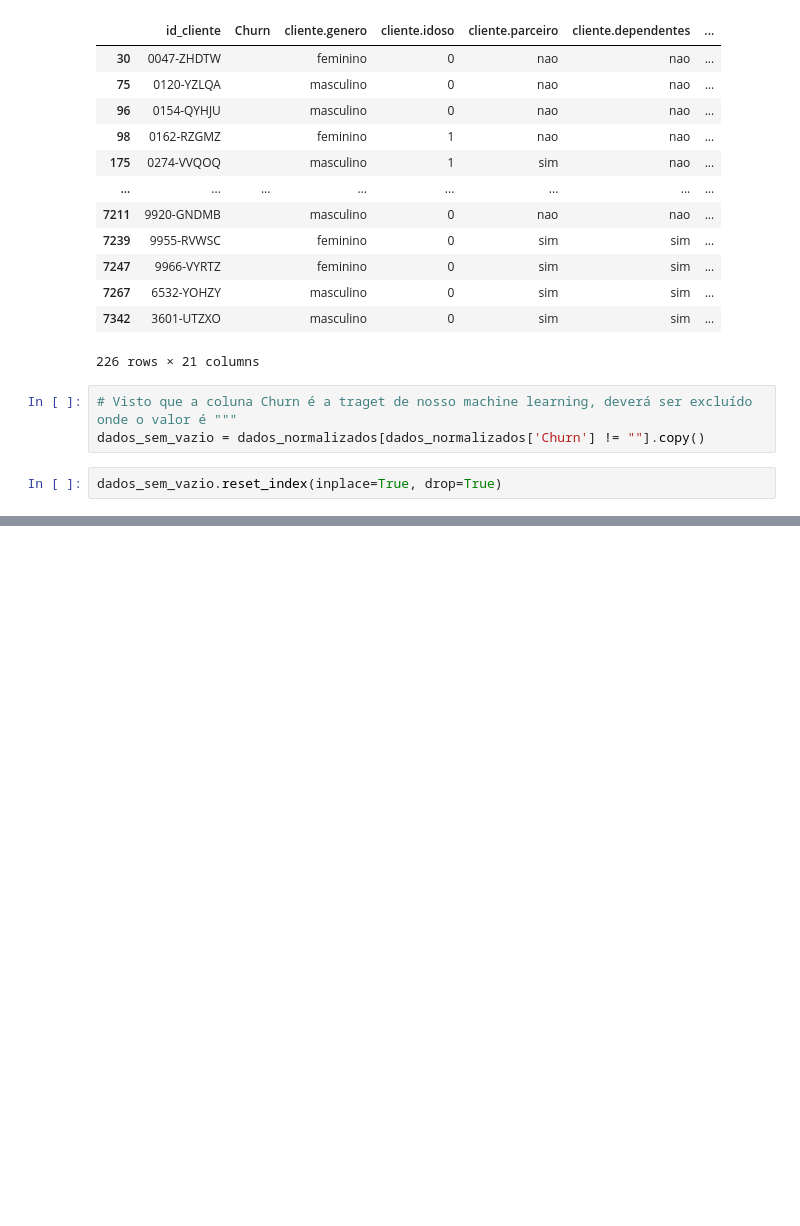
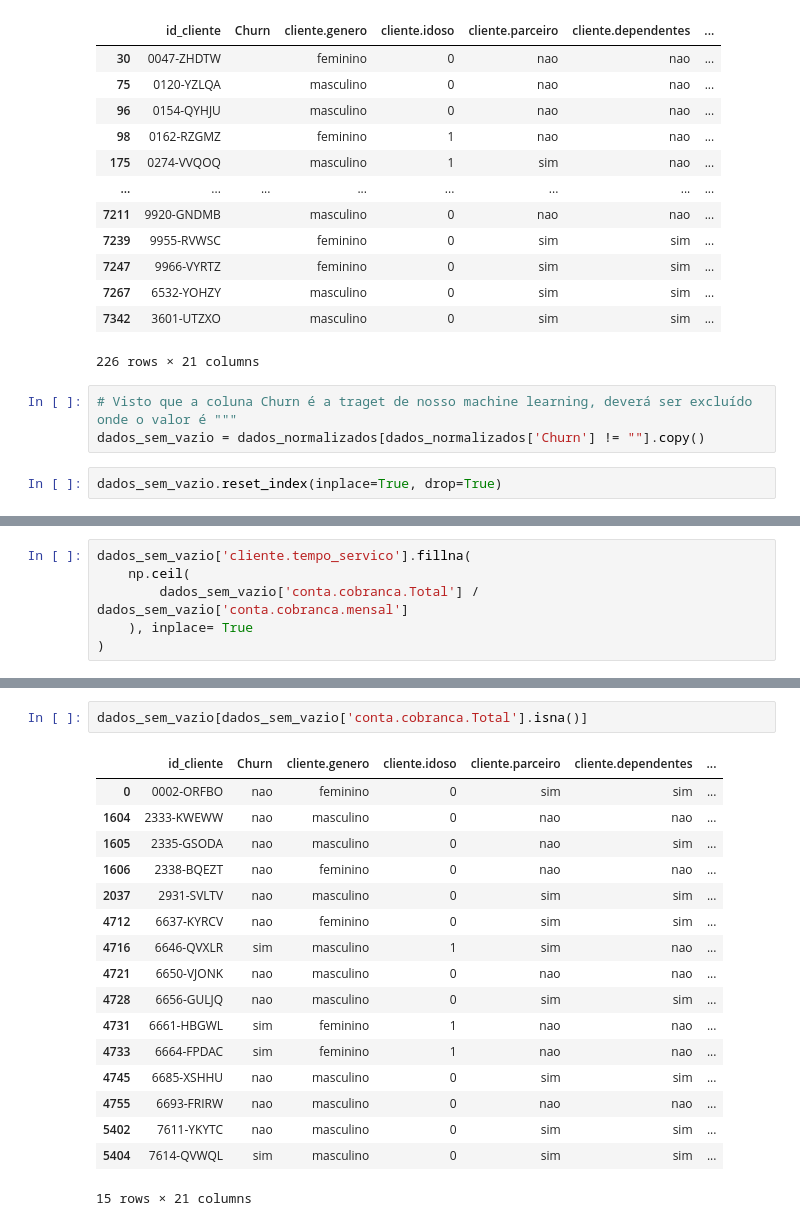
Before and after one commit to SiqueiraGabriel/Estudos_Alura, a Jupyter notebook: 5_Pandas_Limpeza_Tratamento_Dados/Limpeza_Tratamento_Churn.ipynb, the cells around one changed output, grey strips where cells are left out. Drawn from its saved outputs; the diff is of its cells as text; blank space fills up the shorter version.

```diff
--- a/5_Pandas_Limpeza_Tratamento_Dados/Limpeza_Tratamento_Churn.ipynb
+++ b/5_Pandas_Limpeza_Tratamento_Dados/Limpeza_Tratamento_Churn.ipynb
@@ -308,0 +444,6 @@ memory usage: 1.1+ MB
+# %%
+dados_sem_vazio['cliente.tempo_servico'].fillna(
+    np.ceil(
+        dados_sem_vazio['conta.cobranca.Total'] / dados_sem_vazio['conta.cobranca.mensal']
+    ), inplace= True
+)
@@ -308,0 +492,20 @@ memory usage: 1.1+ MB
+# %%
+dados_sem_vazio[dados_sem_vazio['conta.cobranca.Total'].isna()]
+# %% [output]
+|  | id_cliente | Churn | cliente.genero | cliente.idoso | cliente.parceiro | cliente.dependentes | ... |
+| 0 | 0002-ORFBO | nao | feminino | 0 | sim | sim | ... |
+| 1604 | 2333-KWEWW | nao | masculino | 0 | nao | nao | ... |
+| 1605 | 2335-GSODA | nao | masculino | 0 | nao | sim | ... |
+| 1606 | 2338-BQEZT | nao | feminino | 0 | nao | nao | ... |
+| 2037 | 2931-SVLTV | nao | masculino | 0 | sim | sim | ... |
+| 4712 | 6637-KYRCV | nao | feminino | 0 | sim | sim | ... |
+| 4716 | 6646-QVXLR | sim | masculino | 1 | sim | nao | ... |
+| 4721 | 6650-VJONK | nao | masculino | 0 | nao | nao | ... |
+| 4728 | 6656-GULJQ | nao | masculino | 0 | sim | sim | ... |
+| 4731 | 6661-HBGWL | sim | feminino | 1 | nao | nao | ... |
+| 4733 | 6664-FPDAC | sim | feminino | 1 | nao | nao | ... |
+| 4745 | 6685-XSHHU | nao | masculino | 0 | sim | sim | ... |
+| 4755 | 6693-FRIRW | nao | masculino | 0 | nao | nao | ... |
+| 5402 | 7611-YKYTC | nao | masculino | 0 | sim | sim | ... |
+| 5404 | 7614-QVWQL | sim | masculino | 0 | sim | sim | ... |
+15 rows × 21 columns
```
Also changed, not shown: parts of 26 cells of this notebook, 1 other file.
